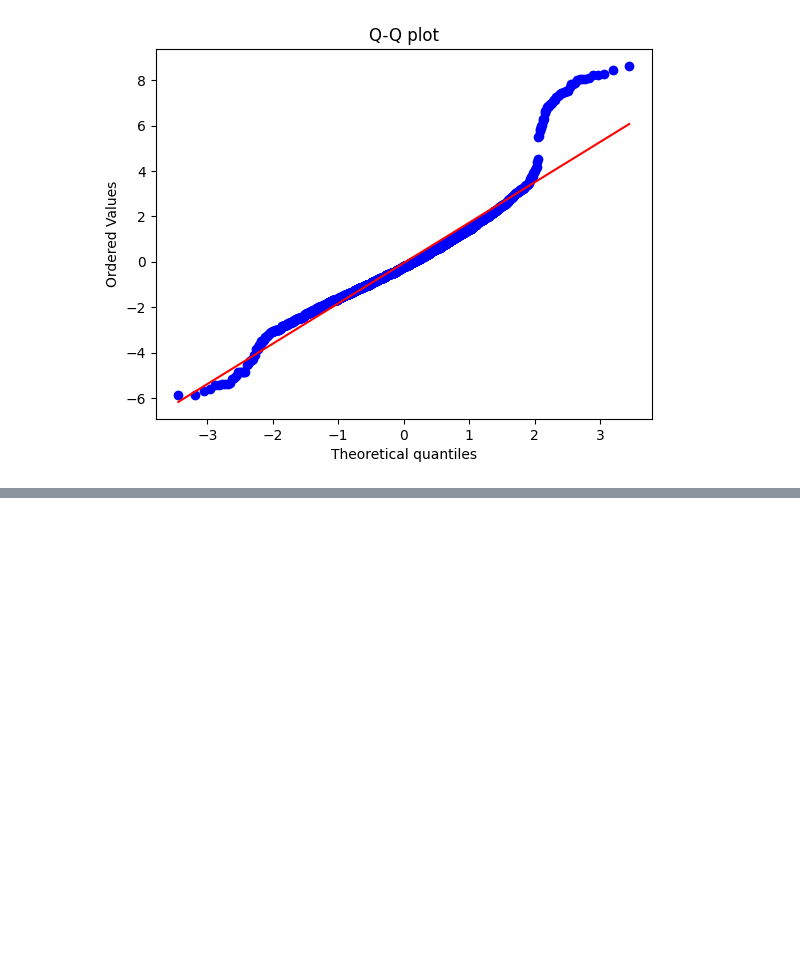
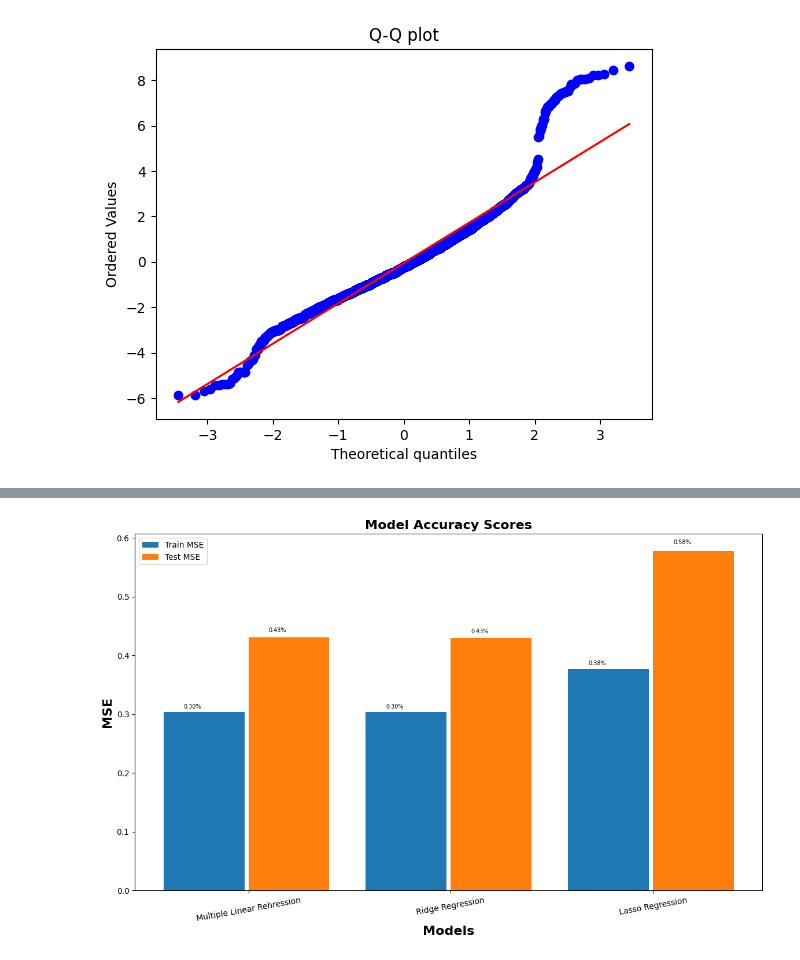
Before and after one commit to AfsanehShamsaddini/Predicting-Tips-Using-Linear-Regression, a Jupyter notebook: Predicting_Tips_Using_Linear_Regression.ipynb, the cells around one changed output, grey strips where cells are left out. Saved outputs shown, nothing was run; the diff lists cells and outputs as text; code cells hidden in the pictures; blank space fills up the shorter version.

```diff
--- a/Predicting_Tips_Using_Linear_Regression.ipynb
+++ b/Predicting_Tips_Using_Linear_Regression.ipynb
@@ -555,0 +596,18 @@ plt.show()
+# %%
+# Define the parameter grid
+param_grid = {'alpha': [0.001, 0.01, 0.1, 1, 10, 100]}
+
+# Create GridSearchCV object
+grid_search = GridSearchCV(Ridge(), param_grid, cv = 5, scoring='neg_mean_squared_error')
+
+# Fit the grid search
+grid_search.fit(X_train, y_train)
+
+# Print the besr parameter and score
+print('Best Parameter: ', grid_search.best_params_)
+print('Best negative MSE: ', -grid_search.best_score_)
+
+# Use the best model for final Evaluation
+best_ridge_model = grid_search.best_estimator_
+print("\nBest Ridge Model Results:")
+evaluate_model(best_ridge_model, X_train, y_train, X_test, y_test)
@@ -555,0 +684,31 @@ plt.show()
+# %%
+model_names = results_df['Model'].tolist()
+models_train_mse = results_df['Train MSE'].tolist()
+models_test_mse = results_df['Test MSE'].tolist()
+
+fig, ax = plt.subplots(figsize=(14, 8))
+
+x_pos = np.arange(3)
+
+bar1 = plt.bar(x_pos - 0.22, models_train_mse , width=0.4, label= 'Train MSE')
+bar2 = plt.bar(x_pos + 0.2, models_test_mse , width=0.4, label= 'Test MSE')
+plt.xticks(x_pos, model_names)
+
+plt.xlabel('Models', fontsize = 16, fontweight = 'bold')
+plt.ylabel('MSE', fontsize = 16, fontweight = 'bold')
+plt.title('Model Accuracy Scores', fontsize = 16, fontweight = 'bold')
+plt.xticks(rotation = 10)
+plt.legend()
+
+
+for i, bar in enumerate(bar1):
+  plt.text(bar.get_x() + bar.get_width() / 2 - 0.1, bar.get_height() * 1.02,
+           s = '{:.2f}%'.format(models_train_mse[i]), fontsize = 7)
+
+
+for i, bar in enumerate(bar2):
+  plt.text(bar.get_x() + bar.get_width() / 2 - 0.1, bar.get_height() * 1.02,
+           s = '{:.2f}%'.format(models_test_mse[i]), fontsize = 7)
+plt.show()
+# %% [output]
+[figure, added]
```
Also changed, not shown: parts of 12 cells of this notebook.
